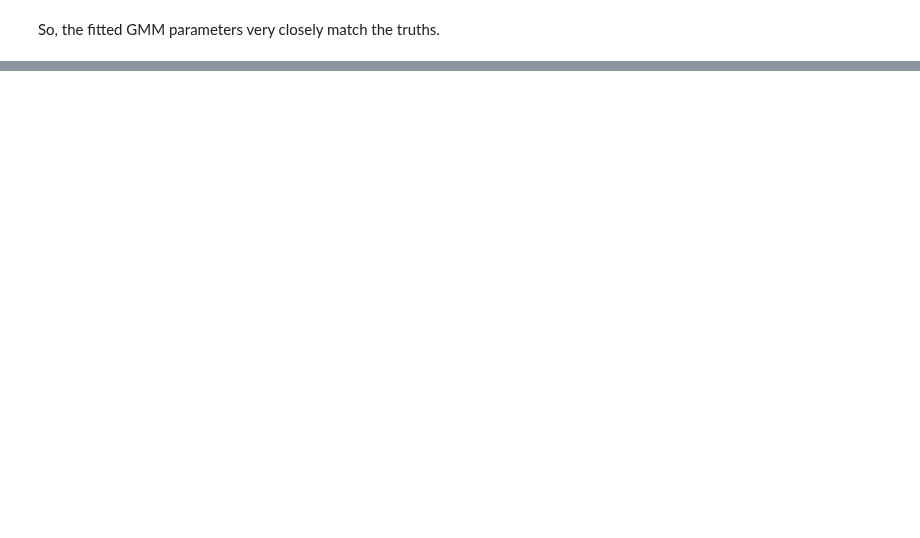
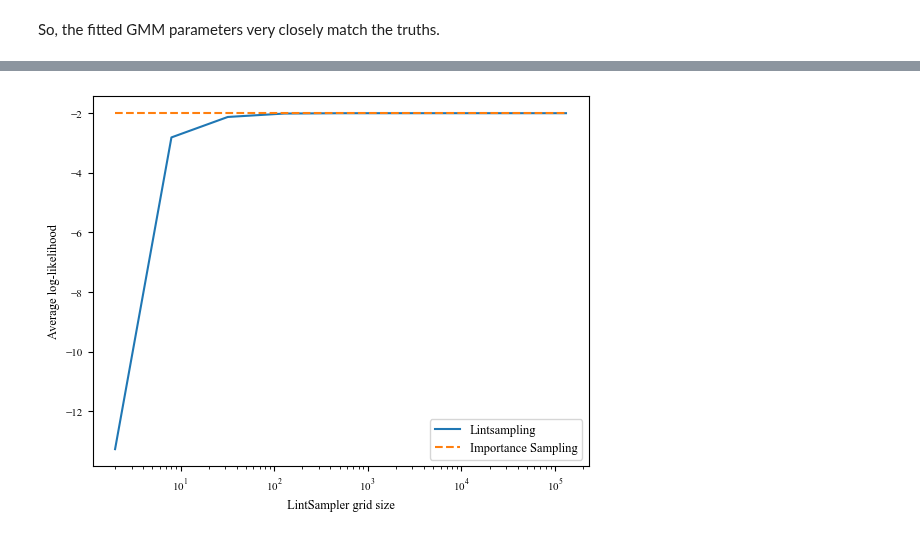
Before and after one commit to aneeshnaik/lintsampler, a Jupyter notebook: docs/source/example_notebooks/1_gmm.ipynb, the cells around one changed output, grey strips where cells are left out. Saved outputs shown, nothing was run; the diff lists cells and outputs as text; code cells hidden in the pictures; blank space fills up the shorter version.

Commit message:
Add importance sampling comparison to notebook 1

```diff
--- a/docs/source/example_notebooks/1_gmm.ipynb
+++ b/docs/source/example_notebooks/1_gmm.ipynb
@@ -257,0 +268,2 @@ So, the fitted GMM parameters very closely match the truths.
+# %%
+N_SAMPLES = 100000
@@ -257,0 +272,5 @@ So, the fitted GMM parameters very closely match the truths.
+# %%
+def generate_importance_samples(pdf, N, low, high, rng):
+    proposals = rng.uniform(low=low, high=high, size=N)
+    weights = pdf(proposals)
+    return rng.choice(proposals, N, p=weights / weights.sum())
@@ -257,0 +279,2 @@ So, the fitted GMM parameters very closely match the truths.
+# %%
+x_imp = generate_importance_samples(gmm_pdf, N_SAMPLES, -12, 12, np.random.default_rng(42))
@@ -257,0 +291,2 @@ So, the fitted GMM parameters very closely match the truths.
+# %%
+lnL_imp = np.log(gmm_pdf(x_imp)).mean()
@@ -257,0 +295,16 @@ So, the fitted GMM parameters very closely match the truths.
+# %%
+N_grid_arr = np.logspace(1, 17, 9, base=2, dtype=int) # 2**1, 2**3, 2**5, ... 2**17
+lnL_ls = np.zeros(len(N_grid_arr))
+for i, N_grid in enumerate(N_grid_arr):
+    fixedgrid = np.linspace(-12, 12, N_grid)
+    x_ls = LintSampler(fixedgrid, pdf=gmm_pdf, vectorizedpdf=True, seed=np.random.default_rng(42)).sample(N=N_SAMPLES)
+    lnL_ls[i] = np.log(gmm_pdf(x_ls)).mean()
+
+plt.plot(N_grid_arr, lnL_ls, label='Lintsampling')
+plt.plot(N_grid_arr, lnL_imp * np.ones_like(N_grid_arr), ls='dashed', label='Importance Sampling')
+plt.xscale('log')
+plt.xlabel("LintSampler grid size")
+plt.ylabel("Average log-likelihood")
+plt.legend();
+# %% [output]
+[figure, added]
```
Also changed, not shown: parts of 19 cells of this notebook.
